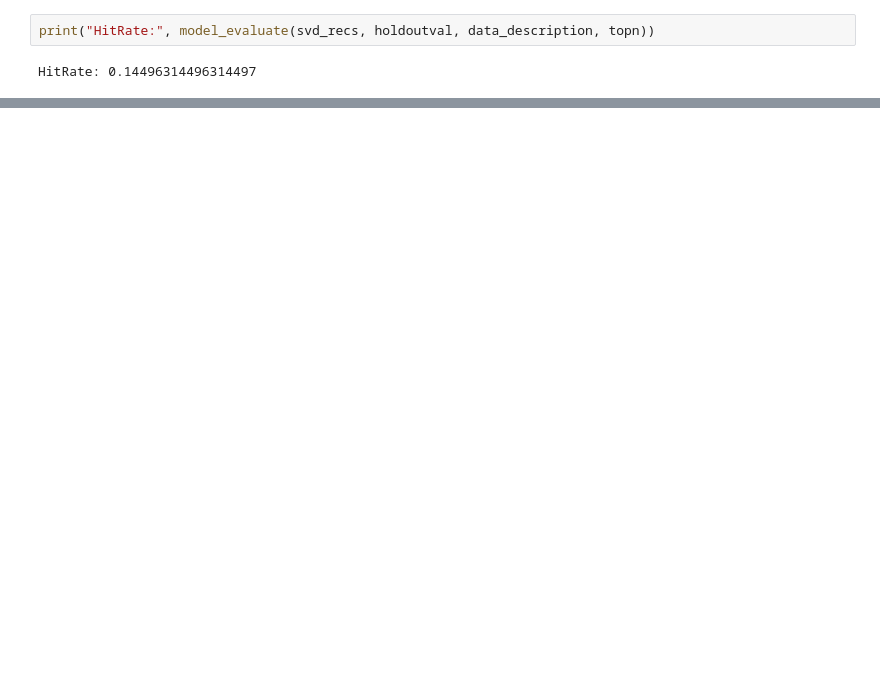
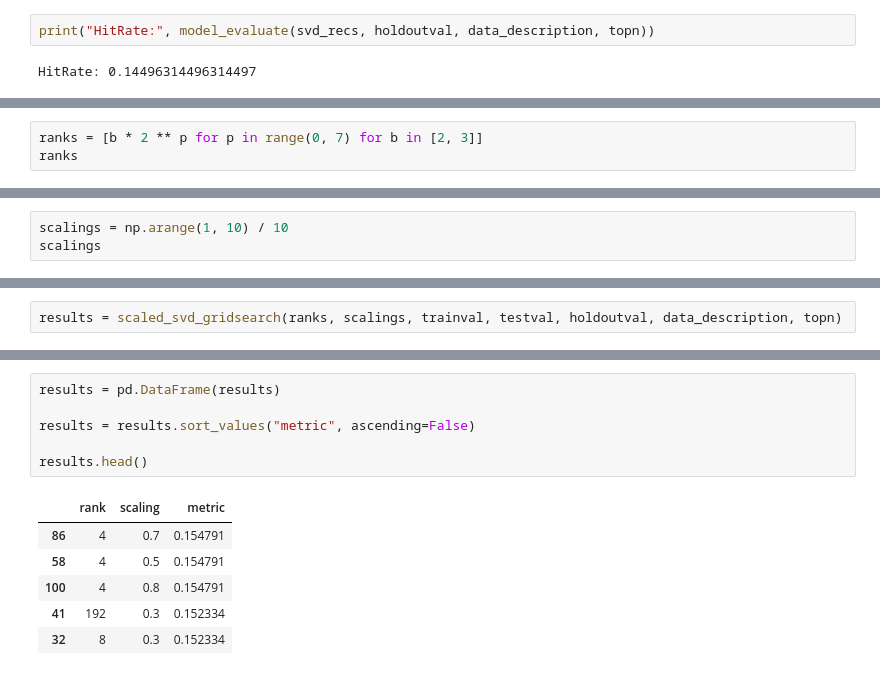
Before and after one commit to Dont-Care-Didnt-Ask/sequence-aware-similarity-for-recommendations, a Jupyter notebook: MovieLens.ipynb, the cells around one changed output, grey strips where cells are left out. Saved outputs shown, nothing was run; the diff lists cells and outputs as text; blank space fills up the shorter version.

```diff
--- a/MovieLens.ipynb
+++ b/MovieLens.ipynb
@@ -133,0 +149,3 @@ HitRate: 0.14496314496314497
+# %%
+ranks = [b * 2 ** p for p in range(0, 7) for b in [2, 3]]
+ranks
@@ -133,0 +154,3 @@ HitRate: 0.14496314496314497
+# %%
+scalings = np.arange(1, 10) / 10
+scalings
@@ -133,0 +159,2 @@ HitRate: 0.14496314496314497
+# %%
+results = scaled_svd_gridsearch(ranks, scalings, trainval, testval, holdoutval, data_description, topn)
@@ -133,0 +171,13 @@ HitRate: 0.14496314496314497
+# %%
+results = pd.DataFrame(results)
+
+results = results.sort_values("metric", ascending=False)
+
+results.head()
+# %% [output]
+|  | rank | scaling | metric |
+| 86 | 4 | 0.7 | 0.154791 |
+| 58 | 4 | 0.5 | 0.154791 |
+| 100 | 4 | 0.8 | 0.154791 |
+| 41 | 192 | 0.3 | 0.152334 |
+| 32 | 8 | 0.3 | 0.152334 |
```
Also changed, not shown: parts of 12 cells of this notebook, 4 other files.
